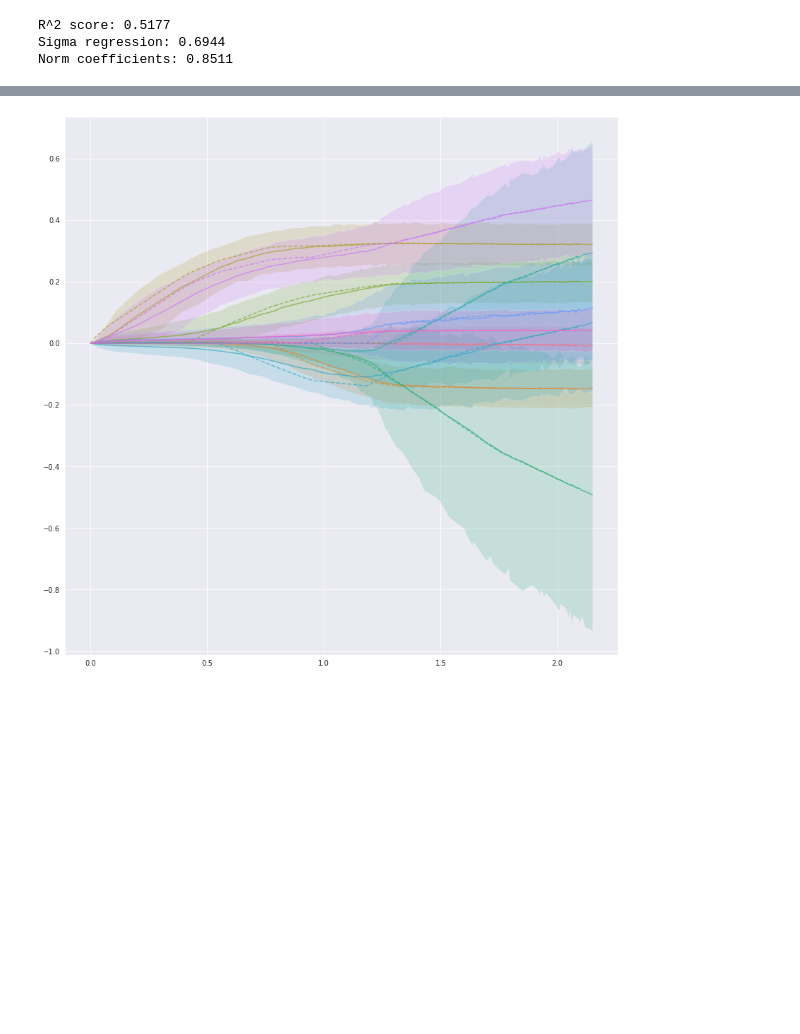
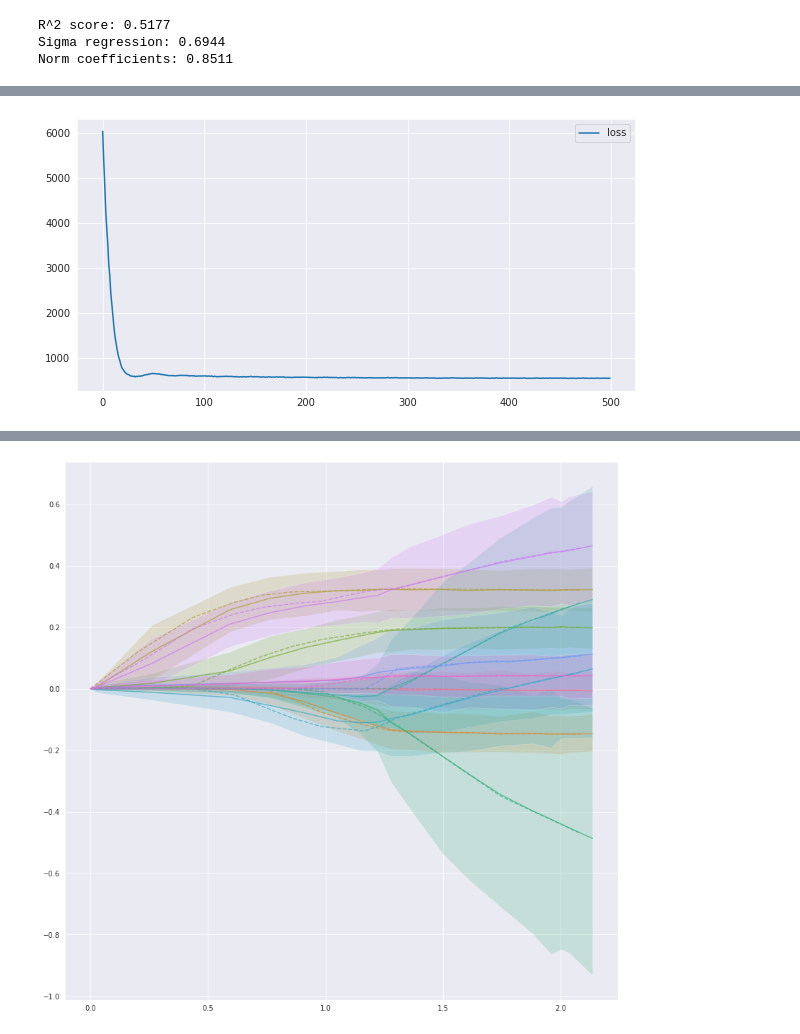
Before and after one commit to marcello-negri/manifold_flow, a Jupyter notebook: regression.ipynb, the cells around one changed output, grey strips where cells are left out. Saved outputs shown, nothing was run; the diff lists cells and outputs as text; code cells hidden in the pictures; blank space fills up the shorter version.

```diff
--- a/regression.ipynb
+++ b/regression.ipynb
@@ -298,0 +541,10 @@ plot_betas_norm(samples_sorted, norm_sorted, X_np, y_np, norm=params['q'], a=0.9
+# %%
+flow.eval()
+plt.figure(figsize=(10, 5))
+plt.plot(range(len(loss)), loss, label='loss')
+# plt.plot(range(len(loss)), loss_T, label='loss_T')
+# plt.yscale("log")
+plt.legend()
+plt.show()
+# %% [output]
+[figure, added]
```
Also changed, not shown: parts of 30 cells of this notebook.
